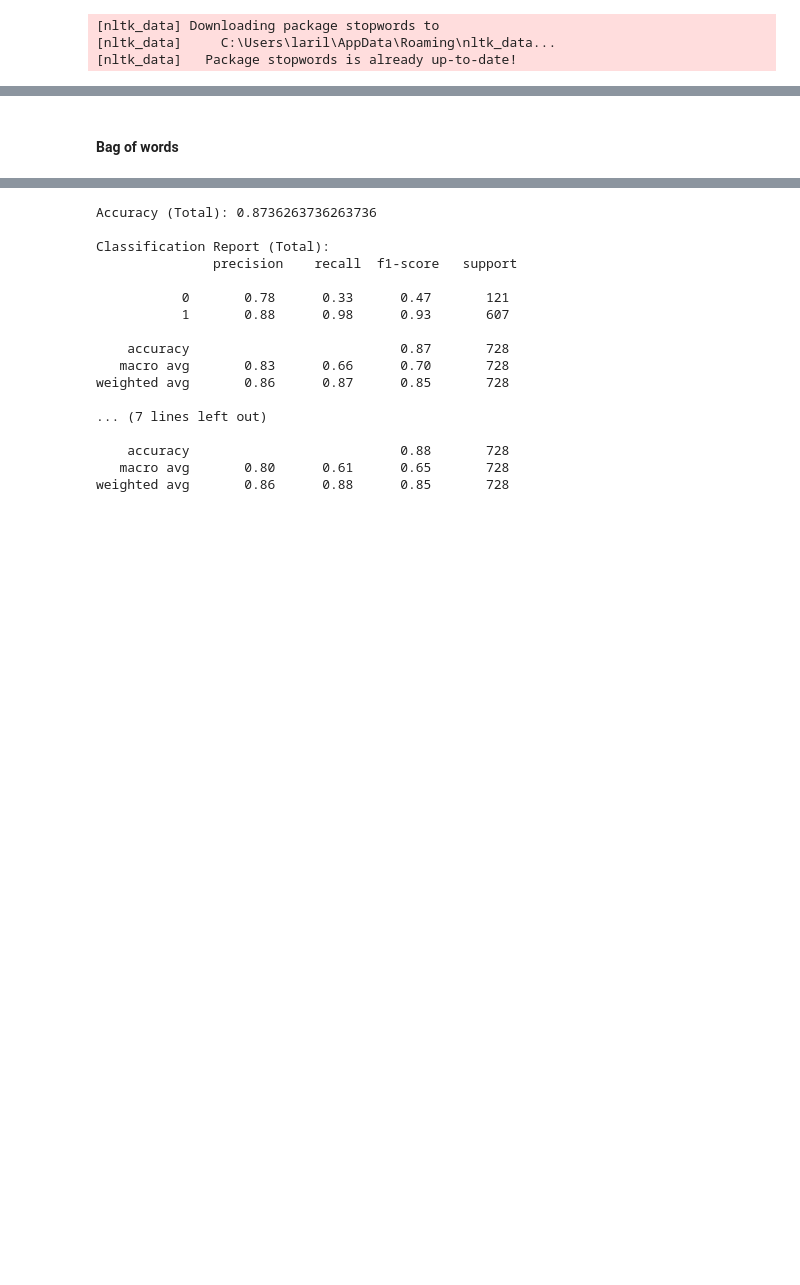
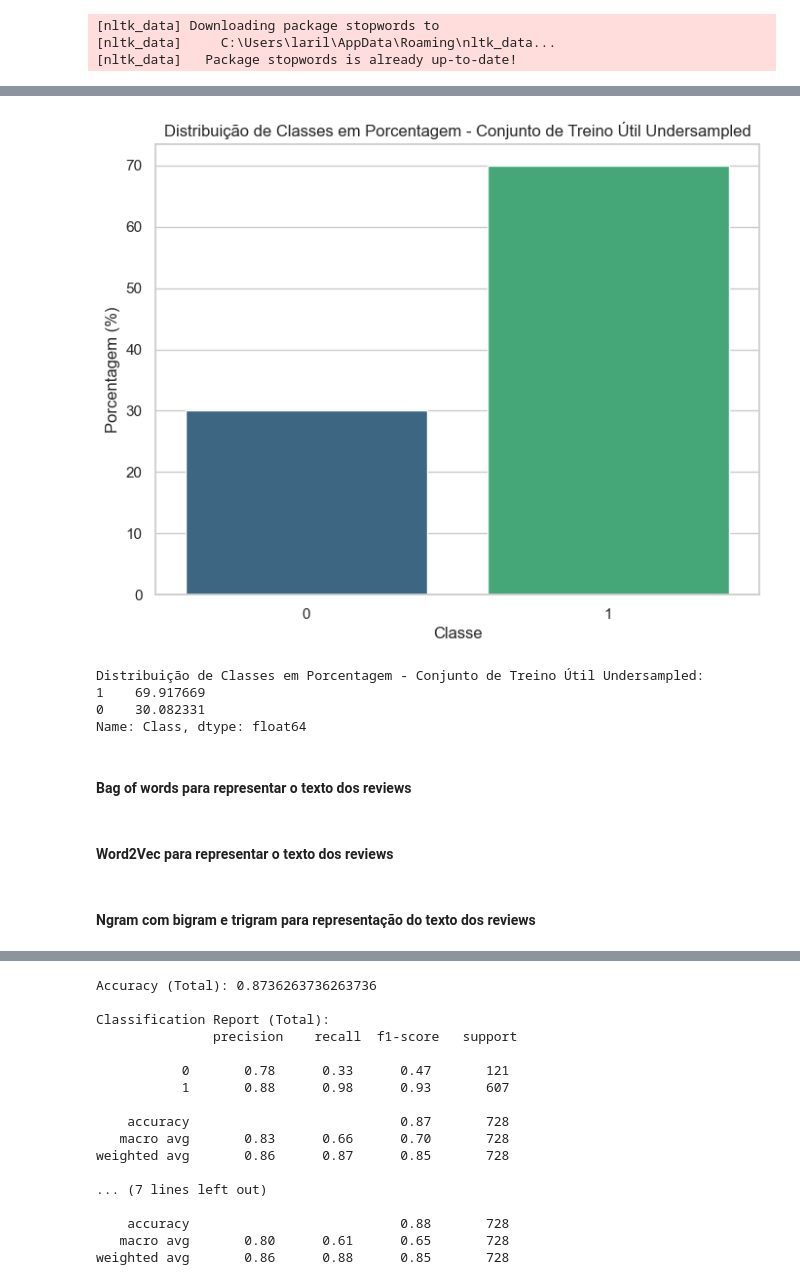
Before and after one commit to Larilw/projeto-machine-learning, a Jupyter notebook: projeto_ml.ipynb, the cells around one changed output, grey strips where cells are left out. Drawn from its saved outputs; the diff is of its cells as text; code cells hidden in the pictures; blank space fills up the shorter version.

```diff
--- a/projeto_ml.ipynb
+++ b/projeto_ml.ipynb
@@ -451,5 +485,29 @@ train_useful, test_useful = train_test_split(main_data_useful, test_size=test_si
+# %%
+import seaborn as sns
+import matplotlib.pyplot as plt
+
+# Calcula a porcentagem de cada classe no conjunto de treino total undersampled
+porcentagens_undersampled = y_train_total.value_counts(normalize=True) * 100
+
+# Gráfico de barras para a distribuição de classes em porcentagem no conjunto de treino total undersampled
+plt.figure(figsize=(8, 6))
+sns.barplot(x=porcentagens_undersampled.index, y=porcentagens_undersampled, palette='viridis')
+plt.xlabel('Classe')
+plt.ylabel('Porcentagem (%)')
+plt.title('Distribuição de Classes em Porcentagem - Conjunto de Treino Útil Undersampled')
+plt.show()
+
+# Imprime as porcentagens no conjunto de treino útil undersampled
+print("Distribuição de Classes em Porcentagem - Conjunto de Treino Útil Undersampled:")
+print(porcentagens_undersampled)
+# %% [output]
+[figure, added]
+Distribuição de Classes em Porcentagem - Conjunto de Treino Útil Undersampled:
+1    69.917669
+0    30.082331
+Name: Class, dtype: float64
 # %% [markdown]
-#### Bag of words
+#### Bag of words para representar o texto dos reviews
 # %%
 from sklearn.feature_extraction.text import CountVectorizer
 
@@ -463,6 +521,8 @@ X_test_total_bow = vectorizer_bow.transform(test_total['Text'])
 # Repetindo o processo para o conjunto útil
 X_train_useful_bow = vectorizer_bow.fit_transform(train_useful['Text'])
 X_test_useful_bow = vectorizer_bow.transform(test_useful['Text'])
+# %% [markdown]
+#### Word2Vec para representar o texto dos reviews
 # %%
 from gensim.models import Word2Vec
 from nltk.tokenize import word_tokenize
@@ -492,6 +552,8 @@ X_test_total_w2v = [[get_word_vector(model_w2v_total, word) for word in text] fo
 model_w2v_useful = Word2Vec(sentences=tokenized_train_useful, vector_size=100, window=5, min_count=1, workers=4)
 X_train_useful_w2v = [[get_word_vector(model_w2v_useful, word) for word in text] for text in tokenized_train_useful]
 X_test_useful_w2v = [[get_word_vector(model_w2v_useful, word) for word in text] for text in tokenized_test_useful]
+# %% [markdown]
+#### Ngram com bigram e trigram para representação do texto dos reviews
 # %%
 from sklearn.feature_extraction.text import CountVectorizer
 
```
Also changed, not shown: parts of 40 cells of this notebook.
